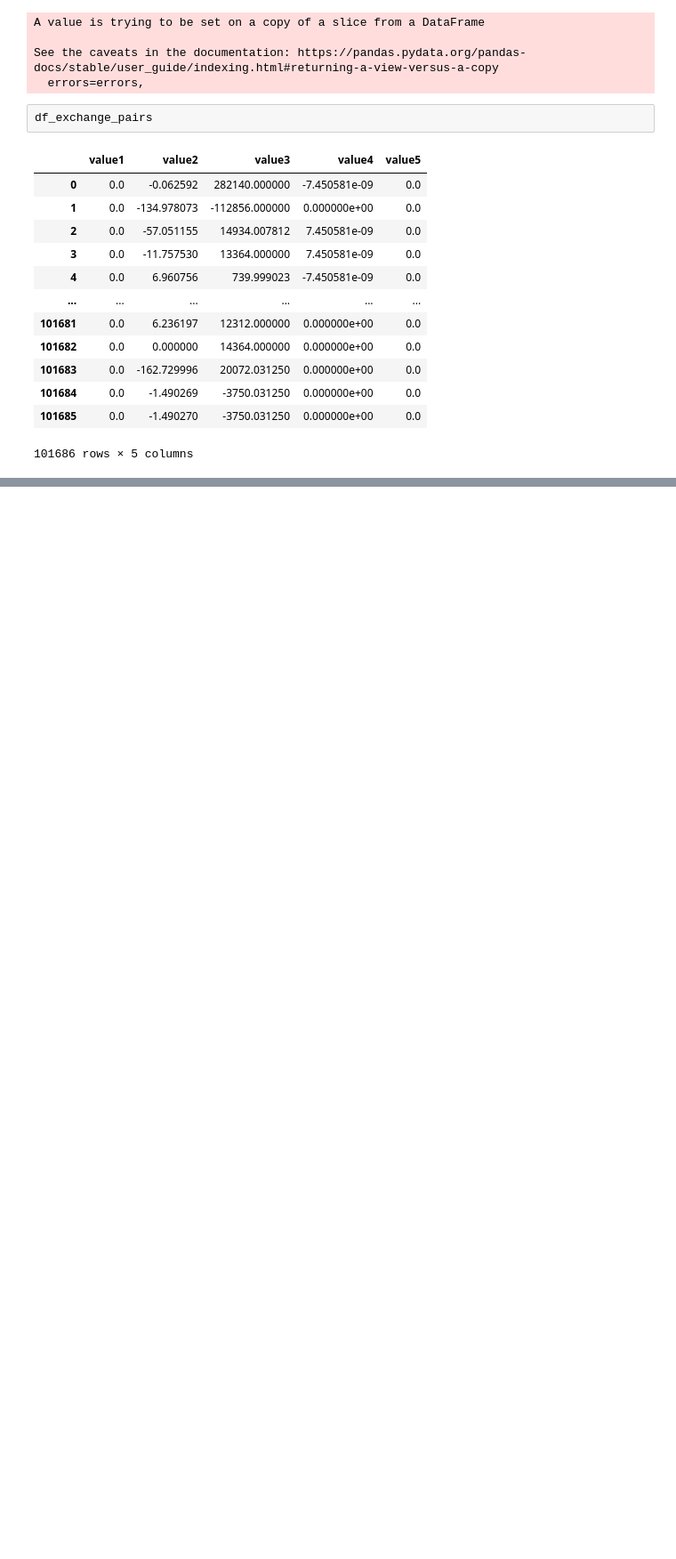
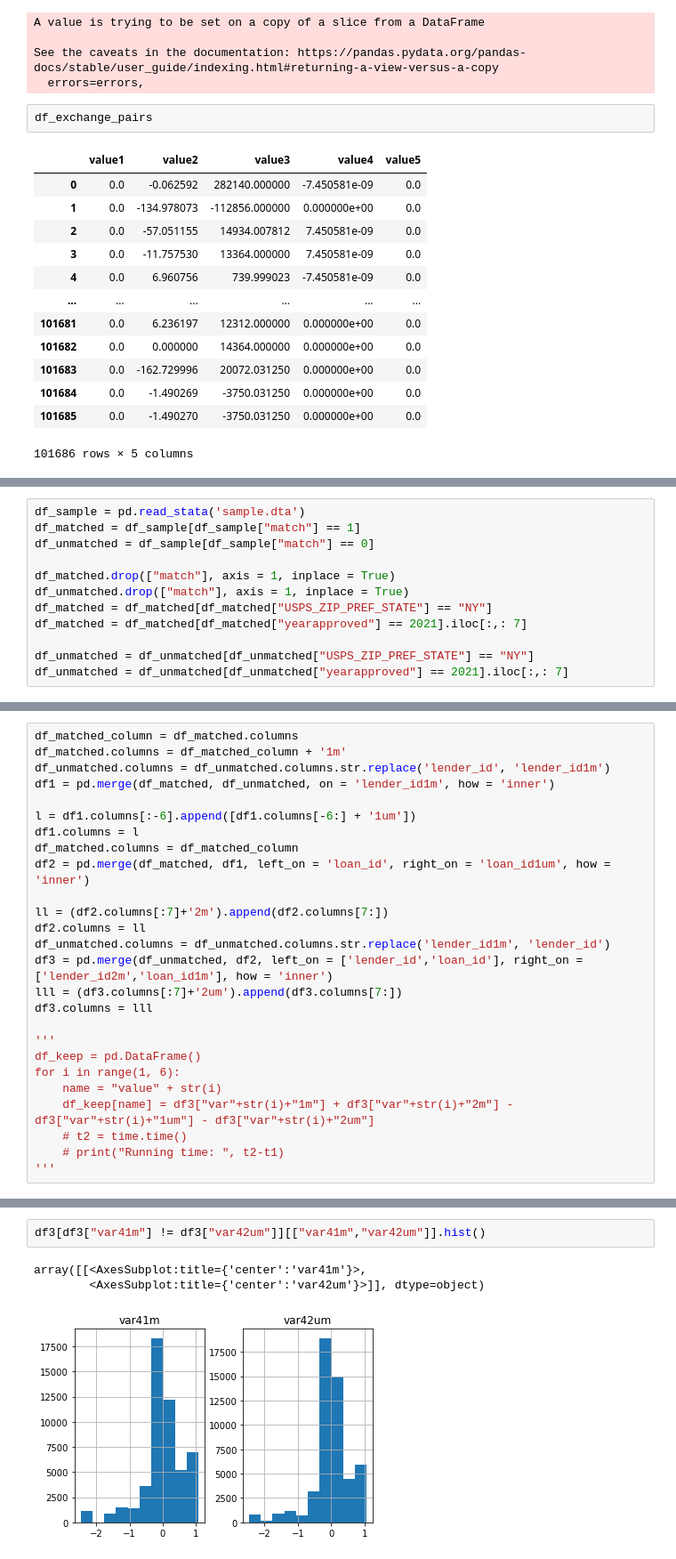
Before and after one commit to cxh1996108/DailyScripts, a Jupyter notebook: exchange_pairs.ipynb, the cells around one changed output, grey strips where cells are left out. Shown at 89% size. Drawn from its saved outputs; the diff is of its cells as text; blank space fills up the shorter version.

```diff
--- a/exchange_pairs.ipynb
+++ b/exchange_pairs.ipynb
@@ -688,0 +691,12 @@ df_result.to_csv("NY2020;Beta_2=-1;ExcludeVar1Var3;1230.csv")
+# %%
+df_sample = pd.read_stata('sample.dta')
+df_matched = df_sample[df_sample["match"] == 1]
+df_unmatched = df_sample[df_sample["match"] == 0]
+
+df_matched.drop(["match"], axis = 1, inplace = True)
+df_unmatched.drop(["match"], axis = 1, inplace = True)
+df_matched = df_matched[df_matched["USPS_ZIP_PREF_STATE"] == "NY"]
+df_matched = df_matched[df_matched["yearapproved"] == 2021].iloc[:,: 7]
+
+df_unmatched = df_unmatched[df_unmatched["USPS_ZIP_PREF_STATE"] == "NY"]
+df_unmatched = df_unmatched[df_unmatched["yearapproved"] == 2021].iloc[:,: 7]
@@ -688,0 +774,26 @@ df_result.to_csv("NY2020;Beta_2=-1;ExcludeVar1Var3;1230.csv")
+# %%
+df_matched_column = df_matched.columns
+df_matched.columns = df_matched_column + '1m'
+df_unmatched.columns = df_unmatched.columns.str.replace('lender_id', 'lender_id1m')
+df1 = pd.merge(df_matched, df_unmatched, on = 'lender_id1m', how = 'inner')
+
+l = df1.columns[:-6].append([df1.columns[-6:] + '1um'])
+df1.columns = l
+df_matched.columns = df_matched_column
+df2 = pd.merge(df_matched, df1, left_on = 'loan_id', right_on = 'loan_id1um', how = 'inner')
+
+ll = (df2.columns[:7]+'2m').append(df2.columns[7:])
+df2.columns = ll
+df_unmatched.columns = df_unmatched.columns.str.replace('lender_id1m', 'lender_id')
+df3 = pd.merge(df_unmatched, df2, left_on = ['lender_id','loan_id'], right_on = ['lender_id2m','loan_id1m'], how = 'inner')
+lll = (df3.columns[:7]+'2um').append(df3.columns[7:])
+df3.columns = lll
+
+'''
+df_keep = pd.DataFrame()
+for i in range(1, 6):
+    name = "value" + str(i)
+    df_keep[name] = df3["var"+str(i)+"1m"] + df3["var"+str(i)+"2m"] - df3["var"+str(i)+"1um"] - df3["var"+str(i)+"2um"]
+    # t2 = time.time()
+    # print("Running time: ", t2-t1)
+'''
@@ -688,0 +912,6 @@ df_result.to_csv("NY2020;Beta_2=-1;ExcludeVar1Var3;1230.csv")
+# %%
+df3[df3["var41m"] != df3["var42um"]][["var41m","var42um"]].hist()
+# %% [output]
+array([[<AxesSubplot:title={'center':'var41m'}>,
+        <AxesSubplot:title={'center':'var42um'}>]], dtype=object)
+[figure, added]
```
Also changed, not shown: parts of 26 cells of this notebook.
